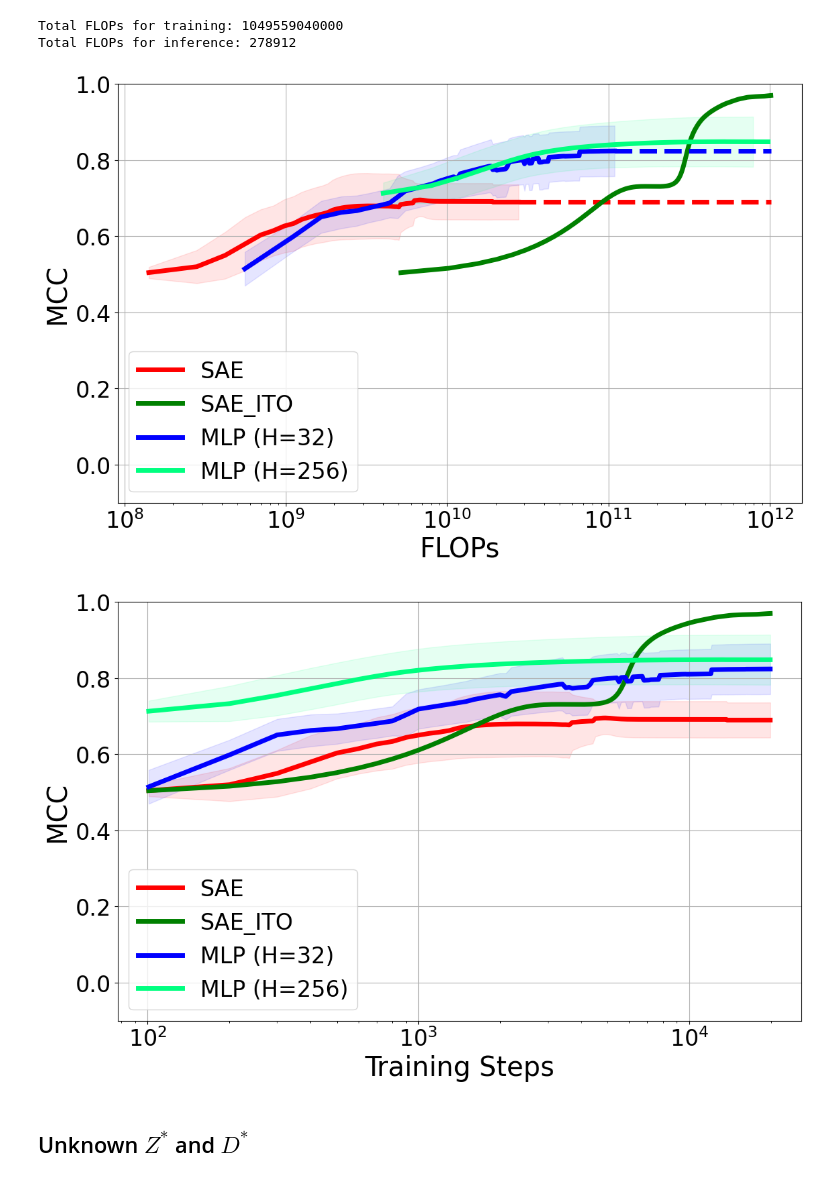
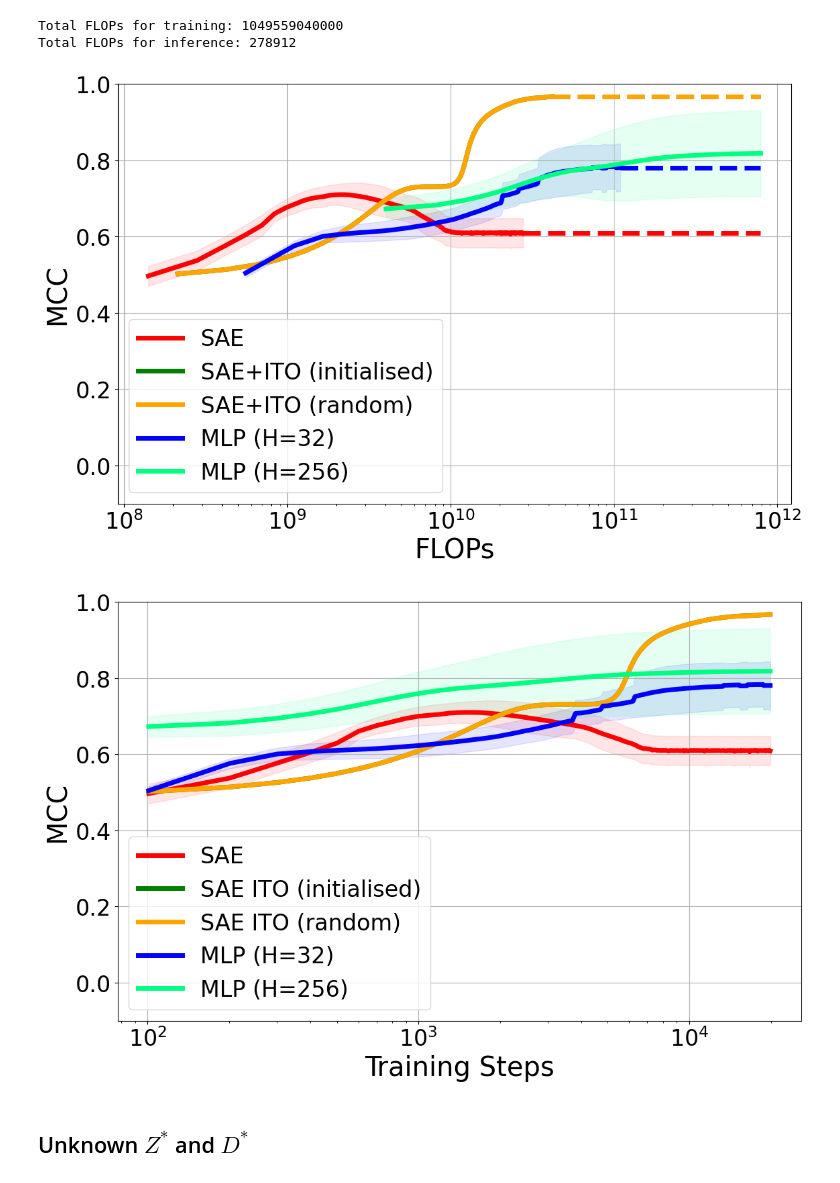
Before and after one commit to charlieoneill11/sparse-inference, a Jupyter notebook: experiments/paper.ipynb, the cells around one changed output. Saved outputs shown, nothing was run; the diff lists cells and outputs as text; code cells hidden in the pictures.

```diff
--- a/experiments/paper.ipynb
+++ b/experiments/paper.ipynb
@@ -1057,7 +1057,7 @@ import matplotlib.pyplot as plt
 import numpy as np
 
 # Load the JSON data
-with open('results/fixed_Z_flops_reconstruction.json', 'r') as f:
+with open('results/fixed_D_flops_reconstruction.json', 'r') as f:
     data = json.load(f)
 
 # Plot results
@@ -1071,7 +1071,8 @@ plt.rcParams.update({'font.size': base_fontsize})
 # Find the maximum FLOPs value across all models
 max_flops = max(
     data['SAE']['flops'][-1],
-    data['SAE_ITO']['flops'][-1],
+    data['SAE_ITO_init']['flops'][-1],
+    data['SAE_ITO_random']['flops'][-1],
     max(data['MLPs'][h]['flops'][-1] for h in data['MLPs'])
 )
 
@@ -1085,58 +1086,69 @@ plt.fill_between(sae_flops, sae_mcc - sae_mcc_std, sae_mcc + sae_mcc_std, alpha=
 # Extend SAE line
 plt.plot([sae_flops[-1], max_flops], [sae_mcc[-1], sae_mcc[-1]], '--', color='red', linewidth=linewidth)
 
-# Plot SAE_ITO
-sae_ito_flops = np.array(data['SAE_ITO']['flops'])
-sae_ito_mcc = np.array(data['SAE_ITO']['mcc_test'])
-sae_ito_mcc_std = np.array(data['SAE_ITO']['mcc_test_std'])
+# Plot SAE_ITO_init
+sae_ito_init_flops = np.array(data['SAE_ITO_init']['flops']) + np.array(data['SAE']['flops'])
+sae_ito_init_mcc = np.array(data['SAE_ITO_init']['mcc_test'])
+sae_ito_init_mcc_std = np.array(data['SAE_ITO_init']['mcc_test_std'])
 
-plt.plot(sae_ito_flops, sae_ito_mcc, '-', color='green', label='SAE_ITO', linewidth=linewidth)
-plt.fill_between(sae_ito_flops, sae_ito_mcc - sae_ito_mcc_std, sae_ito_mcc + sae_ito_mcc_std, alpha=alpha, color='green')
-# Extend SAE_ITO line
-plt.plot([sae_ito_flops[-1], max_flops], [sae_ito_mcc[-1], sae_ito_mcc[-1]], '--', color='green', linewidth=linewidth)
+plt.plot(sae_ito_init_flops, sae_ito_init_mcc, '-', color='green', label='SAE+ITO (initialised)', linewidth=linewidth)
+plt.fill_between(sae_ito_init_flops, sae_ito_init_mcc - sae_ito_init_mcc_std, sae_ito_init_mcc + sae_ito_init_mcc_std, alpha=alpha, color='green')
+# Extend SAE_ITO_init line
+plt.plot([sae_ito_init_flops[-1], max_flops], [sae_ito_init_mcc[-1], sae_ito_init_mcc[-1]], '--', color='green', linewidth=linewidth)
+
+# Plot SAE_ITO_random
+sae_ito_random_flops = np.array(data['SAE_ITO_random']['flops']) + np.array(data['SAE']['flops'])
+sae_ito_random_mcc = np.array(data['SAE_ITO_random']['mcc_test'])
+sae_ito_random_mcc_std = np.array(data['SAE_ITO_random']['mcc_test_std'])
+
+plt.plot(sae_ito_random_flops, sae_ito_random_mcc, '-', color='orange', label='SAE+ITO (random)', linewidth=linewidth)
+plt.fill_between(sae_ito_random_flops, sae_ito_random_mcc - sae_ito_random_mcc_std, sae_ito_random_mcc + sae_ito_random_mcc_std, alpha=alpha, color='orange')
+# Extend SAE_ITO_random line
+plt.plot([sae_ito_random_flops[-1], max_flops], [sae_ito_random_mcc[-1], sae_ito_random_mcc[-1]], '--', color='orange', linewidth=linewidth)
 
 # Plot MLPs
 hidden_layers = list(data['MLPs'].keys())
 colors = plt.cm.winter(np.linspace(0, 1, len(hidden_layers)))
 
 for h, color in zip(hidden_layers, colors):
     mlp_data = data['MLPs'][h]
     mlp_flops = np.array(mlp_data['flops'])
     mlp_mcc = np.array(mlp_data['mcc_test'])
     mlp_mcc_std = np.array(mlp_data['mcc_test_std'])
 
     plt.plot(mlp_flops, mlp_mcc, '-', color=color, label=f'MLP (H={h})', linewidth=linewidth)
     plt.fill_between(mlp_flops, mlp_mcc - mlp_mcc_std, mlp_mcc + mlp_mcc_std, alpha=alpha, color=color)
     # Extend MLP line
     plt.plot([mlp_flops[-1], max_flops], [mlp_mcc[-1], mlp_mcc[-1]], '--', color=color, linewidth=linewidth)
 
 plt.xscale('log')
 plt.xlabel('FLOPs', fontsize=base_fontsize * 1.2)
 plt.ylabel('MCC', fontsize=base_fontsize * 1.2)
 plt.legend(fontsize=base_fontsize)
 plt.grid(True)
 plt.ylim(-0.1, 1)
 
 # Increase tick label font size
 plt.tick_params(axis='both', which='major', labelsize=base_fontsize)
 
 plt.tight_layout()
-plt.savefig('results/figures/fixed_Z_flops_reconstruction.pdf', dpi=300, bbox_inches='tight')
+plt.savefig('results/figures/fixed_D_flops_reconstruction.pdf', dpi=300, bbox_inches='tight')
 plt.show()
 # %% [output]
-[figure, old version]
+[figure, new version]
 # %%
 import json
 import matplotlib.pyplot as plt
 import numpy as np
 
 # Load the JSON data
-with open('results/fixed_Z_flops_reconstruction.json', 'r') as f:
+with open('results/fixed_D_flops_reconstruction.json', 'r') as f:
     data = json.load(f)
 
 # Extract data
 avg_sae = data['SAE']
-avg_sae_ito = data['SAE_ITO']
+avg_sae_ito_init = data['SAE_ITO_init']
+avg_sae_ito_random = data['SAE_ITO_random']
 avg_mlps = data['MLPs']
 hidden_layers = list(avg_mlps.keys())
 
@@ -1156,13 +1168,21 @@ plt.fill_between(np.array(avg_sae['step']) + 1,
                  np.array(avg_sae['mcc_test']) + np.array(avg_sae['mcc_test_std']),
                  alpha=alpha, color='red')
 
-# Plot SAE_ITO
-plt.plot(np.array(avg_sae_ito['step']) + 1, avg_sae_ito['mcc_test'], '-',
-         color='green', label='SAE_ITO', linewidth=linewidth)
-plt.fill_between(np.array(avg_sae_ito['step']) + 1,
-                 np.array(avg_sae_ito['mcc_test']) - np.array(avg_sae_ito['mcc_test_std']),
-                 np.array(avg_sae_ito['mcc_test']) + np.array(avg_sae_ito['mcc_test_std']),
+# Plot SAE_ITO_init
+plt.plot(np.array(avg_sae_ito_init['step']) + 1, avg_sae_ito_init['mcc_test'], '-',
+         color='green', label='SAE ITO (initialised)', linewidth=linewidth)
+plt.fill_between(np.array(avg_sae_ito_init['step']) + 1,
+                 np.array(avg_sae_ito_init['mcc_test']) - np.array(avg_sae_ito_init['mcc_test_std']),
+                 np.array(avg_sae_ito_init['mcc_test']) + np.array(avg_sae_ito_init['mcc_test_std']),
                  alpha=alpha, color='green')
+
+# Plot SAE_ITO_random
+plt.plot(np.array(avg_sae_ito_random['step']) + 1, avg_sae_ito_random['mcc_test'], '-',
+         color='orange', label='SAE ITO (random)', linewidth=linewidth)
+plt.fill_between(np.array(avg_sae_ito_random['step']) + 1,
+                 np.array(avg_sae_ito_random['mcc_test']) - np.array(avg_sae_ito_random['mcc_test_std']),
+                 np.array(avg_sae_ito_random['mcc_test']) + np.array(avg_sae_ito_random['mcc_test_std']),
+                 alpha=alpha, color='orange')
 
 # Plot MLPs
 colors = plt.cm.winter(np.linspace(0, 1, len(hidden_layers)))
@@ -1186,10 +1206,10 @@ plt.ylim(-0.1, 1)
 plt.tick_params(axis='both', which='major', labelsize=base_fontsize)
 
 plt.tight_layout()
-plt.savefig('results/figures/fixed_Z_training_steps_reconstruction.pdf', dpi=300, bbox_inches='tight')
+plt.savefig('results/figures/fixed_D_training_steps_reconstruction.pdf', dpi=300, bbox_inches='tight')
 plt.show()
 # %% [output]
-[figure, old version]
+[figure, new version]
 # %% [markdown]
 ## Unknown $Z^*$ and $D^*$
 # %%
```
Also changed, not shown: parts of 7 cells of this notebook, 14 other files.
